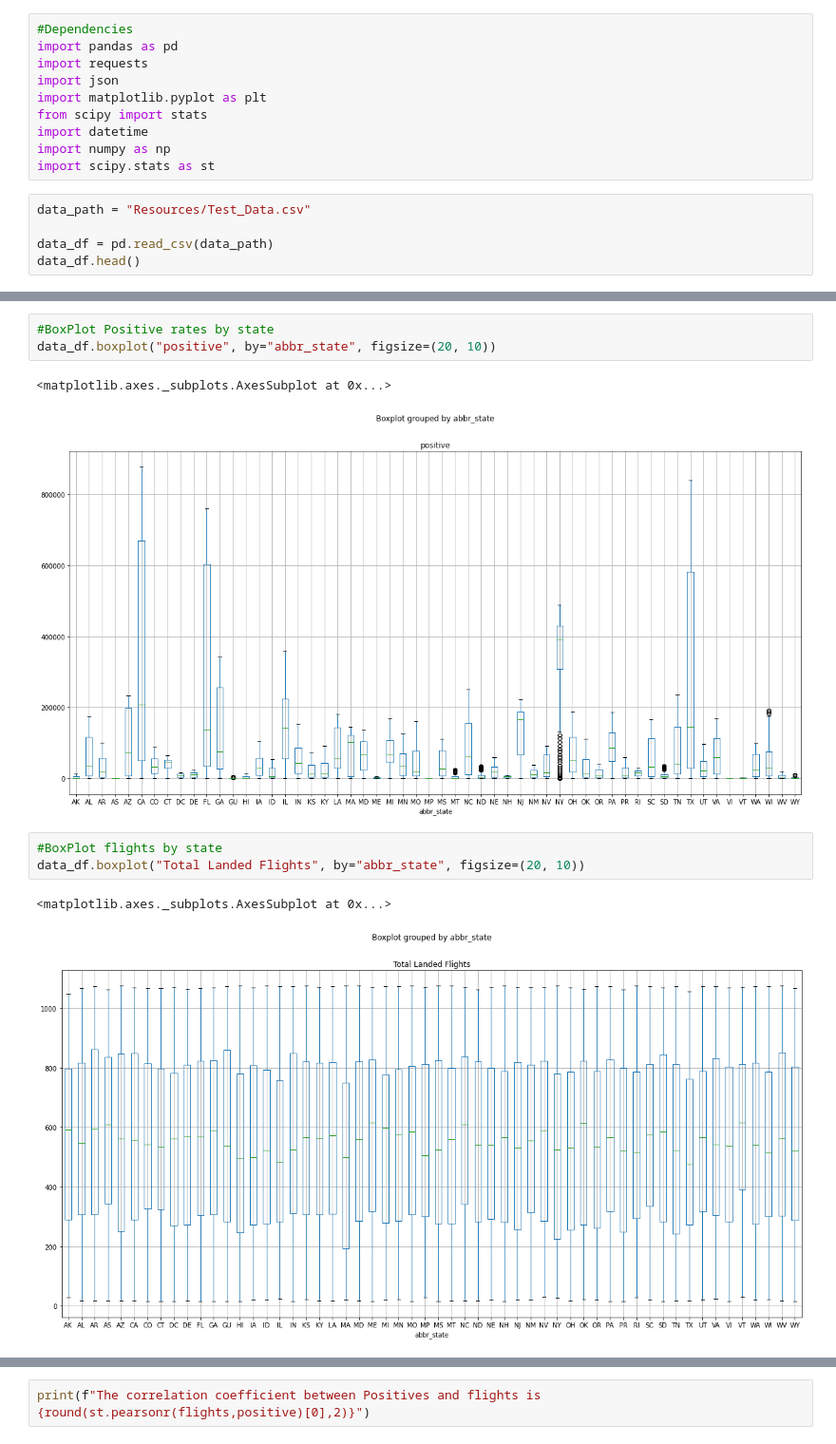
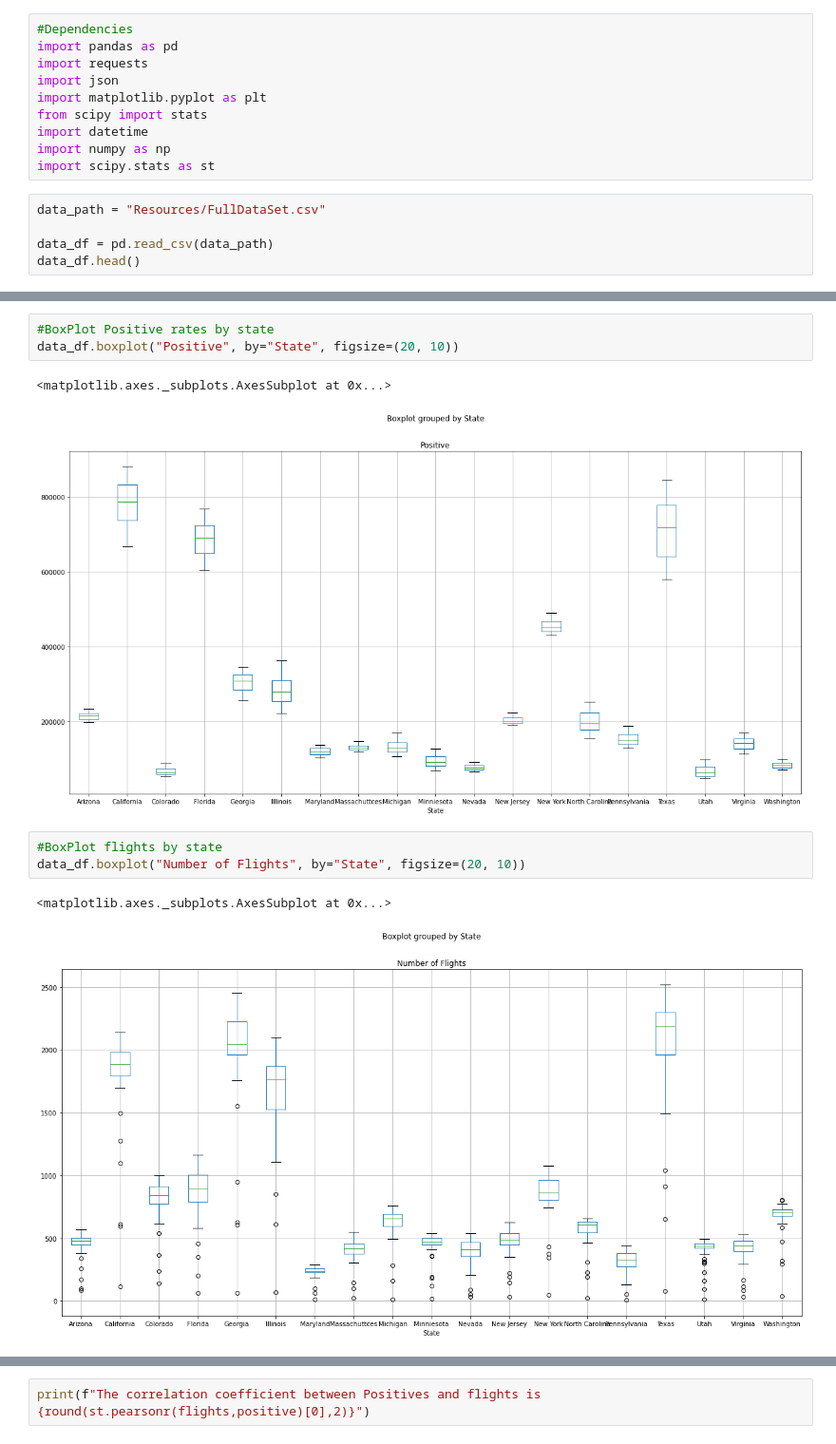
Before and after one commit to MersedehSP/Covid_Analyzer, a Jupyter notebook: Fake_Data_Visualizations.ipynb, the cells around one changed output, grey strips where cells are left out. Shown: that part at 95% size. Cells and saved outputs as stored; diff of their text form.

```diff
--- a/Fake_Data_Visualizations.ipynb
+++ b/Fake_Data_Visualizations.ipynb
@@ -9,7 +9,7 @@ import datetime
 import numpy as np
 import scipy.stats as st
 # %%
-data_path = "Resources/Test_Data.csv"
+data_path = "Resources/FullDataSet.csv"
 
 data_df = pd.read_csv(data_path)
 data_df.head()
@@ -55,15 +56,15 @@ plt.show()
 # %%
 #BoxPlot Positive rates by state
-data_df.boxplot("positive", by="abbr_state", figsize=(20, 10))
+data_df.boxplot("Positive", by="State", figsize=(20, 10))
 # %% [output]
 <matplotlib.axes._subplots.AxesSubplot at 0x...>
-[figure, old version]
+[figure, new version]
 # %%
 #BoxPlot flights by state
-data_df.boxplot("Total Landed Flights", by="abbr_state", figsize=(20, 10))
+data_df.boxplot("Number of Flights", by="State", figsize=(20, 10))
 # %% [output]
 <matplotlib.axes._subplots.AxesSubplot at 0x...>
-[figure, old version]
+[figure, new version]
 # %%
 data_desc = data_df.corr()
 data_desc.unstack().sort_values()
```
Also changed, not shown: parts of 5 cells of this notebook.
